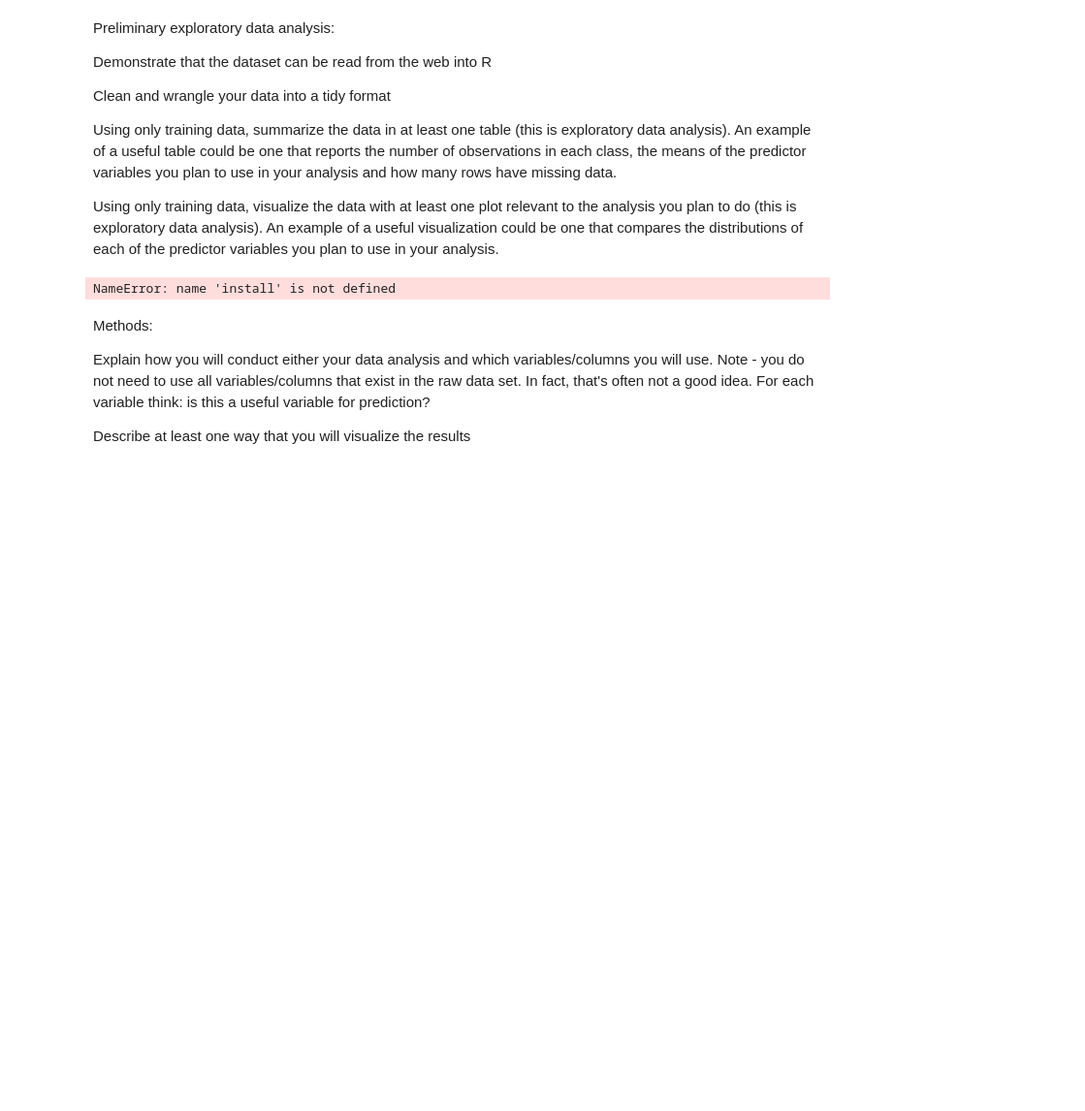
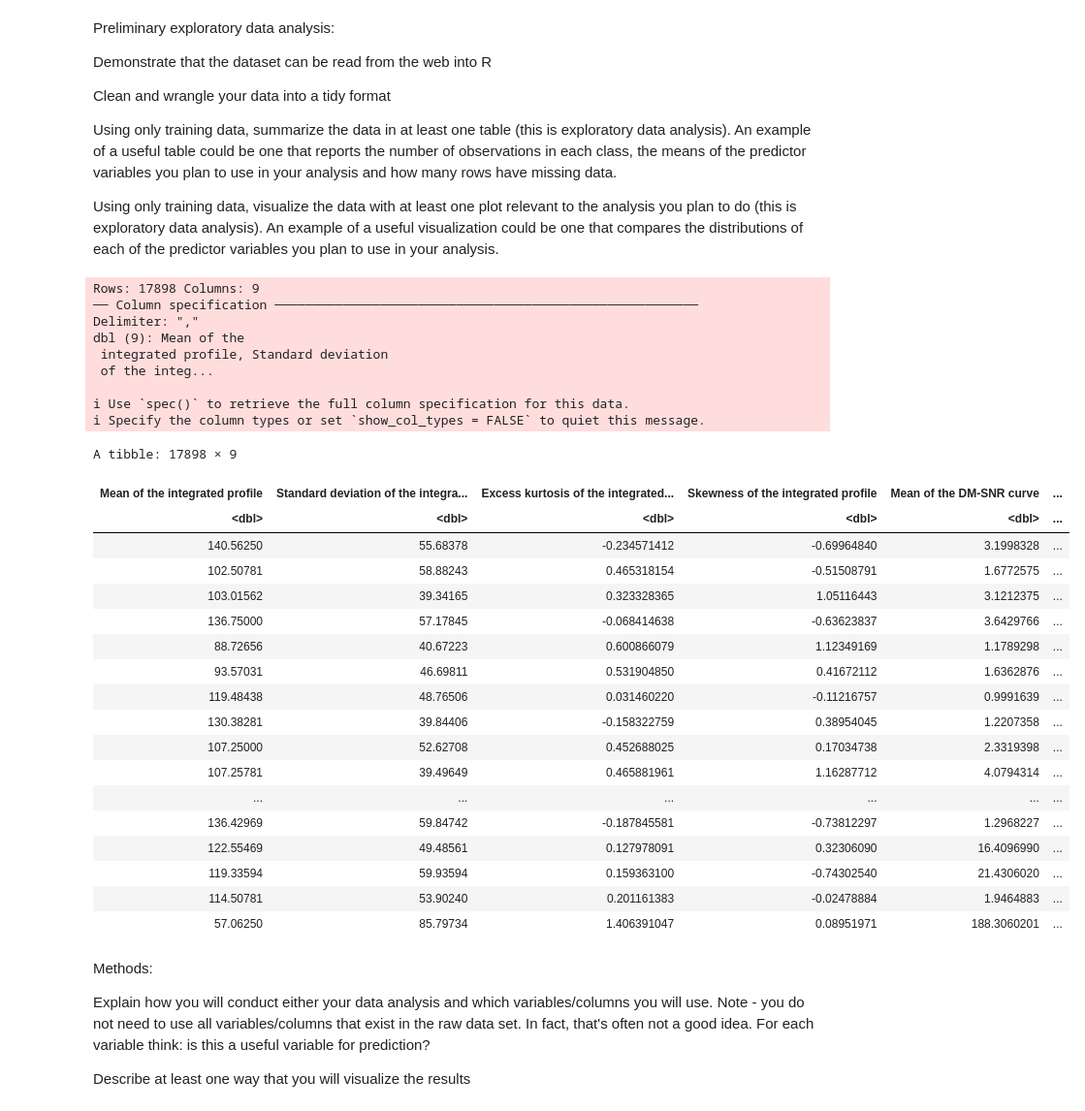
Before and after one commit to saminourji/PulsarStarProject, a Jupyter notebook: Project_Proposal.ipynb, the cells around one changed output. Shown at 97% size. Drawn from its saved outputs; the diff is of its cells as text; code cells hidden in the pictures; blank space fills up the shorter version.

Commit message:
Loaded the data and

```diff
--- a/Project_Proposal.ipynb
+++ b/Project_Proposal.ipynb
@@ -19,13 +19,52 @@ Using only training data, visualize the data with at least one plot relevant to
 # %%
 # code here
 #install.packages("tidyverse")
 library(tidyverse)
 
-dataset<- read_csv()
+pulsar_data <- read_csv("data/HTRU_2.csv", col_names = c("Mean of the \n integrated profile",
+                                                         "Standard deviation \n of the integrated profile",
+                                                         "Excess kurtosis of \n the integrated profile",
+                                                         "Skewness of the\n integrated profile",
+                                                         "Mean of the \n DM-SNR curve",
+                                                         "Standard deviation of \n the DM-SNR curve",
+                                                         "Excess kurtosis of \n the DM-SNR curve",
+                                                         "Skewness of the \n DM-SNR curve",
+                                                         "Class"))
+pulsar_data <- pulsar_data |>
+        mutate(Class = as_factor(Class))
+
+pulsar_data
 
 #clean + wrangle data into a tidy format
 # %% [output]
-NameError: name 'install' is not defined
+Rows: 17898 Columns: 9
+── Column specification ────────────────────────────────────────────────────────
+Delimiter: ","
+dbl (9): Mean of the
+ integrated profile, Standard deviation
+ of the integ...
+
+ℹ Use `spec()` to retrieve the full column specification for this data.
+ℹ Specify the column types or set `show_col_types = FALSE` to quiet this message.
+A tibble: 17898 × 9
+| Mean of the integrated profile | Standard deviation of the integra... | Excess kurtosis of the integrated... | Skewness of the integrated profile | Mean of the DM-SNR curve | ... |
+| <dbl> | <dbl> | <dbl> | <dbl> | <dbl> | ... |
+| 140.56250 | 55.68378 | -0.234571412 | -0.69964840 | 3.1998328 | ... |
+| 102.50781 | 58.88243 | 0.465318154 | -0.51508791 | 1.6772575 | ... |
+| 103.01562 | 39.34165 | 0.323328365 | 1.05116443 | 3.1212375 | ... |
+| 136.75000 | 57.17845 | -0.068414638 | -0.63623837 | 3.6429766 | ... |
+| 88.72656 | 40.67223 | 0.600866079 | 1.12349169 | 1.1789298 | ... |
+| 93.57031 | 46.69811 | 0.531904850 | 0.41672112 | 1.6362876 | ... |
+| 119.48438 | 48.76506 | 0.031460220 | -0.11216757 | 0.9991639 | ... |
+| 130.38281 | 39.84406 | -0.158322759 | 0.38954045 | 1.2207358 | ... |
+| 107.25000 | 52.62708 | 0.452688025 | 0.17034738 | 2.3319398 | ... |
+| 107.25781 | 39.49649 | 0.465881961 | 1.16287712 | 4.0794314 | ... |
+| ... | ... | ... | ... | ... | ... |
+| 136.42969 | 59.84742 | -0.187845581 | -0.73812297 | 1.2968227 | ... |
+| 122.55469 | 49.48561 | 0.127978091 | 0.32306090 | 16.4096990 | ... |
+| 119.33594 | 59.93594 | 0.159363100 | -0.74302540 | 21.4306020 | ... |
+| 114.50781 | 53.90240 | 0.201161383 | -0.02478884 | 1.9464883 | ... |
+| 57.06250 | 85.79734 | 1.406391047 | 0.08951971 | 188.3060201 | ... |
 # %% [markdown]
 Methods:
 
```
Also changed, not shown: 1 other file.
